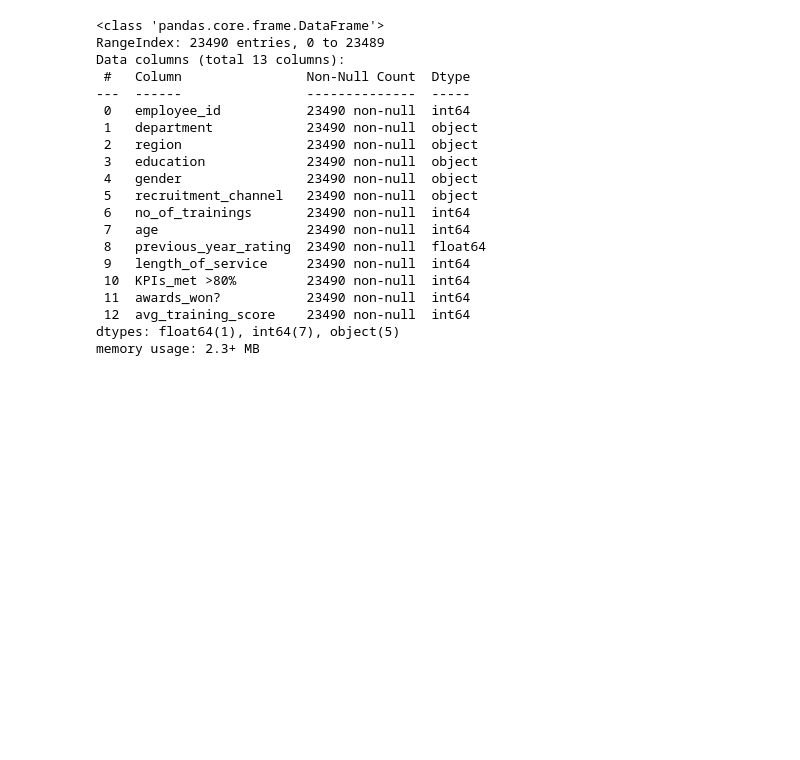
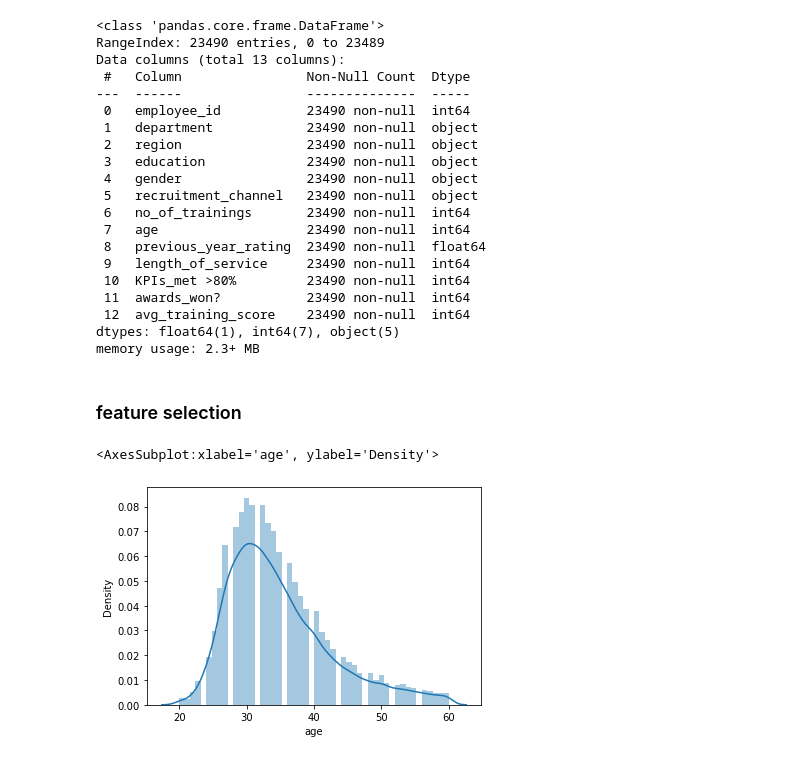
Before and after one commit to AniketBahukhandi/machine-learning-slog-solutions, a Jupyter notebook: assignment/assignment.ipynb, the cells around one changed output. Saved outputs shown, nothing was run; the diff lists cells and outputs as text; code cells hidden in the pictures; blank space fills up the shorter version.

Commit message:
feature selection

```diff
--- a/assignment/assignment.ipynb
+++ b/assignment/assignment.ipynb
@@ -187,3 +187,10 @@ Data columns (total 13 columns):
  12  avg_training_score    23490 non-null  int64
 dtypes: float64(1), int64(7), object(5)
 memory usage: 2.3+ MB
+# %% [markdown]
+### feature selection
+# %%
+sns.distplot(train['age'])
+# %% [output]
+<AxesSubplot:xlabel='age', ylabel='Density'>
+[figure, added]
```
Also changed, not shown: parts of 2 cells of this notebook.
